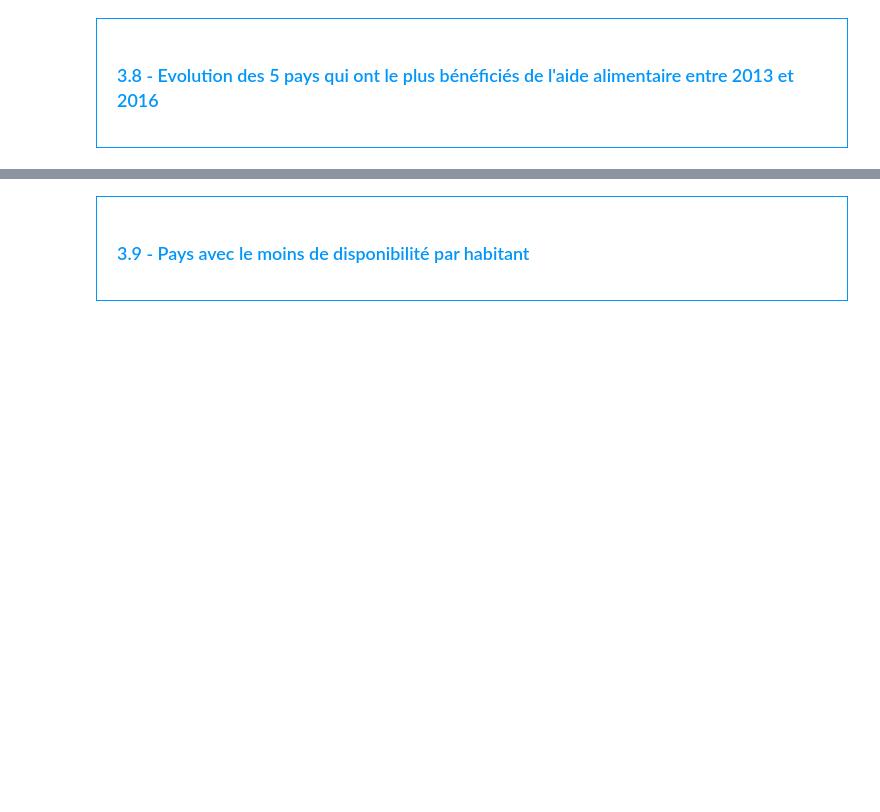
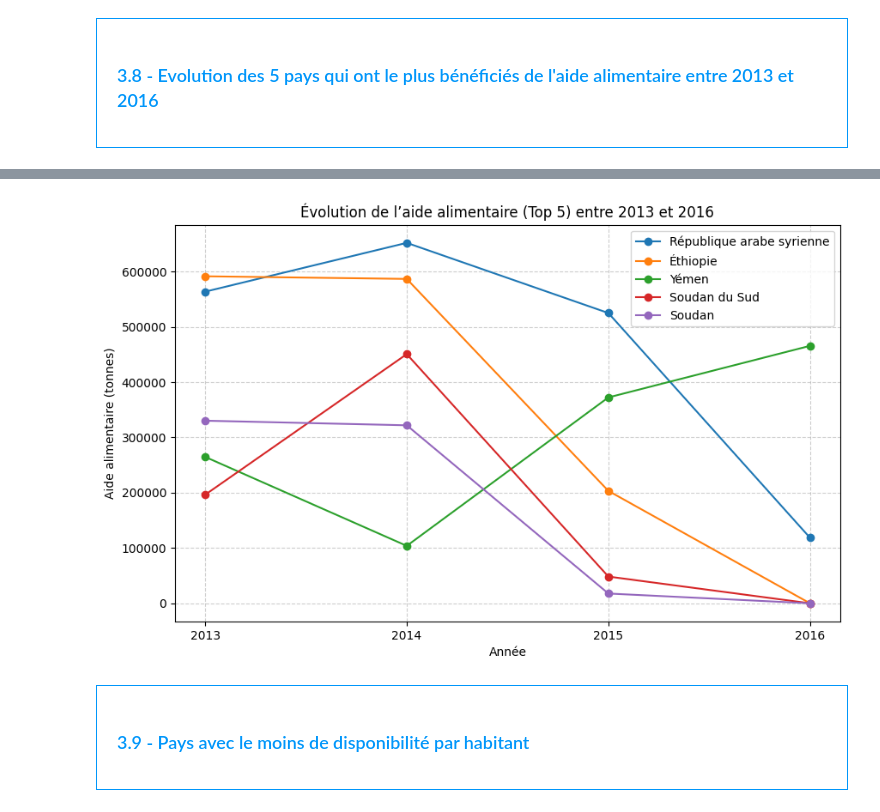
Before and after one commit to Stephane-OC/fao-project, a Jupyter notebook: Food_Security_Analysis_2013_2017.ipynb, the cells around one changed output, grey strips where cells are left out. Cells and saved outputs as stored; diff of their text form; code cells hidden in the pictures; blank space fills up the shorter version.

```diff
--- a/Food_Security_Analysis_2013_2017.ipynb
+++ b/Food_Security_Analysis_2013_2017.ipynb
@@ -586,2 +787,15 @@ Nombre théorique d'humains pouvant être nourris en 2017 : 8367593850
 # %%
-#Création d'une liste contenant les 5 pays qui ont le plus bénéficiées de l'aide alimentaire
+#Création d’une liste contenant les 5 pays qui ont le plus bénéficié de l’aide alimentaire (importations ici)
+
+# Total 2013-2016 par pays -> Top 5
+totaux_par_pays = (
+    aide_2013_2016.groupby("Zone")["Aide alimentaire - Quantité"]
+        .sum()
+        .sort_values(ascending=False)
+)
+
+top5_pays_aide = totaux_par_pays.head(5).index.tolist()
+
+# Affichage du tableau de synthèse
+display(totaux_par_pays.head(10).rename("Total 2013-2016").to_frame())
+print("Top 5 pays :", top5_pays_aide)
@@ -590,5 +835,33 @@ Nombre théorique d'humains pouvant être nourris en 2017 : 8367593850
 # %%
-# Affichage des pays avec l'aide alimentaire par année
+#Affichage des pays avec l’aide alimentaire par année
+years = [2013, 2014, 2015, 2016]
+
+# Grille complète (pays du top 5 × 2013-2016)
+grid = pd.MultiIndex.from_product([top5_pays_aide, years], names=["Zone","Année"])
+
+aide_top5_full = (
+    aide_2013_2016
+      .set_index(["Zone","Année"])["Aide alimentaire - Quantité"]
+      .reindex(grid, fill_value=0)
+      .reset_index()
+)
+
+# Re-plot avec séries complètes
+import matplotlib.pyplot as plt
+plt.figure(figsize=(10,6))
+for pays in top5_pays_aide:
+    data_p = aide_top5_full[aide_top5_full["Zone"]==pays].sort_values("Année")
+    plt.plot(data_p["Année"], data_p["Aide alimentaire - Quantité"], marker="o", label=pays)
+
+plt.title("Évolution de l’aide alimentaire (Top 5) entre 2013 et 2016")
+plt.xlabel("Année")
+plt.ylabel("Aide alimentaire (tonnes)")
+plt.xticks(years)
+plt.grid(True, linestyle="--", alpha=0.6)
+plt.legend()
+plt.show()
+# %% [output]
+[figure, added]
 # %% [markdown]
 <div style="border: 1px solid RGB(0,150,250);" >
 <h3 style="margin: auto; padding: 20px; color: RGB(0,150,250); ">3.9 - Pays avec le moins de disponibilité par habitant</h3>
```
Also changed, not shown: parts of 33 cells of this notebook, 1 other file.
